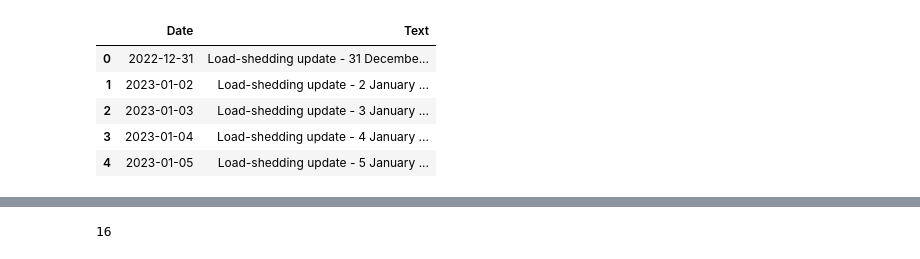
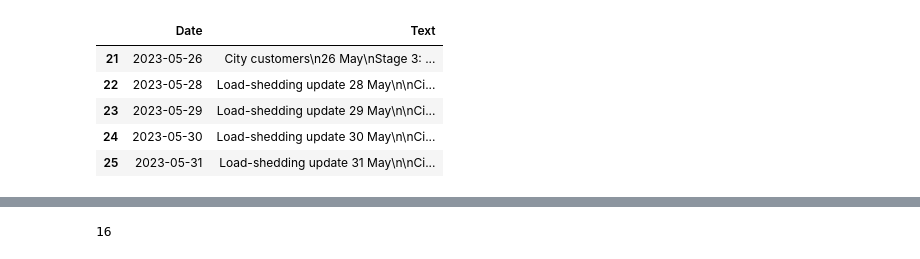
Before and after one commit to Julio-Baeta1/loadshedding_helper_code, a Jupyter notebook: eskom_past_stages/Eskom_loadshedding_stages_from_CSV.ipynb, the cells around one changed output, grey strips where cells are left out. Cells and saved outputs as stored; diff of their text form; code cells hidden in the pictures.

```diff
--- a/eskom_past_stages/Eskom_loadshedding_stages_from_CSV.ipynb
+++ b/eskom_past_stages/Eskom_loadshedding_stages_from_CSV.ipynb
@@ -5,15 +5,15 @@ import numpy as np
 from datetime import datetime
 from TimeIntervals import TimeIntervals
 # %%
-eskom_df = pd.read_csv('load-shedding2023v1.csv',parse_dates=['Date'])
-eskom_df.head()
+eskom_df = pd.read_csv('load-shedding2023v5.csv',parse_dates=['Date'])
+eskom_df.tail()
 # %% [output]
 |  | Date | Text |
-| 0 | 2022-12-31 | Load-shedding update - 31 Decembe... |
-| 1 | 2023-01-02 | Load-shedding update - 2 January ... |
-| 2 | 2023-01-03 | Load-shedding update - 3 January ... |
-| 3 | 2023-01-04 | Load-shedding update - 4 January ... |
-| 4 | 2023-01-05 | Load-shedding update - 5 January ... |
+| 21 | 2023-05-26 | City customers\n26 May\nStage 3: ... |
+| 22 | 2023-05-28 | Load-shedding update 28 May\n\nCi... |
+| 23 | 2023-05-29 | Load-shedding update 29 May\n\nCi... |
+| 24 | 2023-05-30 | Load-shedding update 30 May\n\nCi... |
+| 25 | 2023-05-31 | Load-shedding update 31 May\n\nCi... |
 # %%
 from dateutil.parser import parse
 
```
Also changed, not shown: parts of 5 cells of this notebook.
